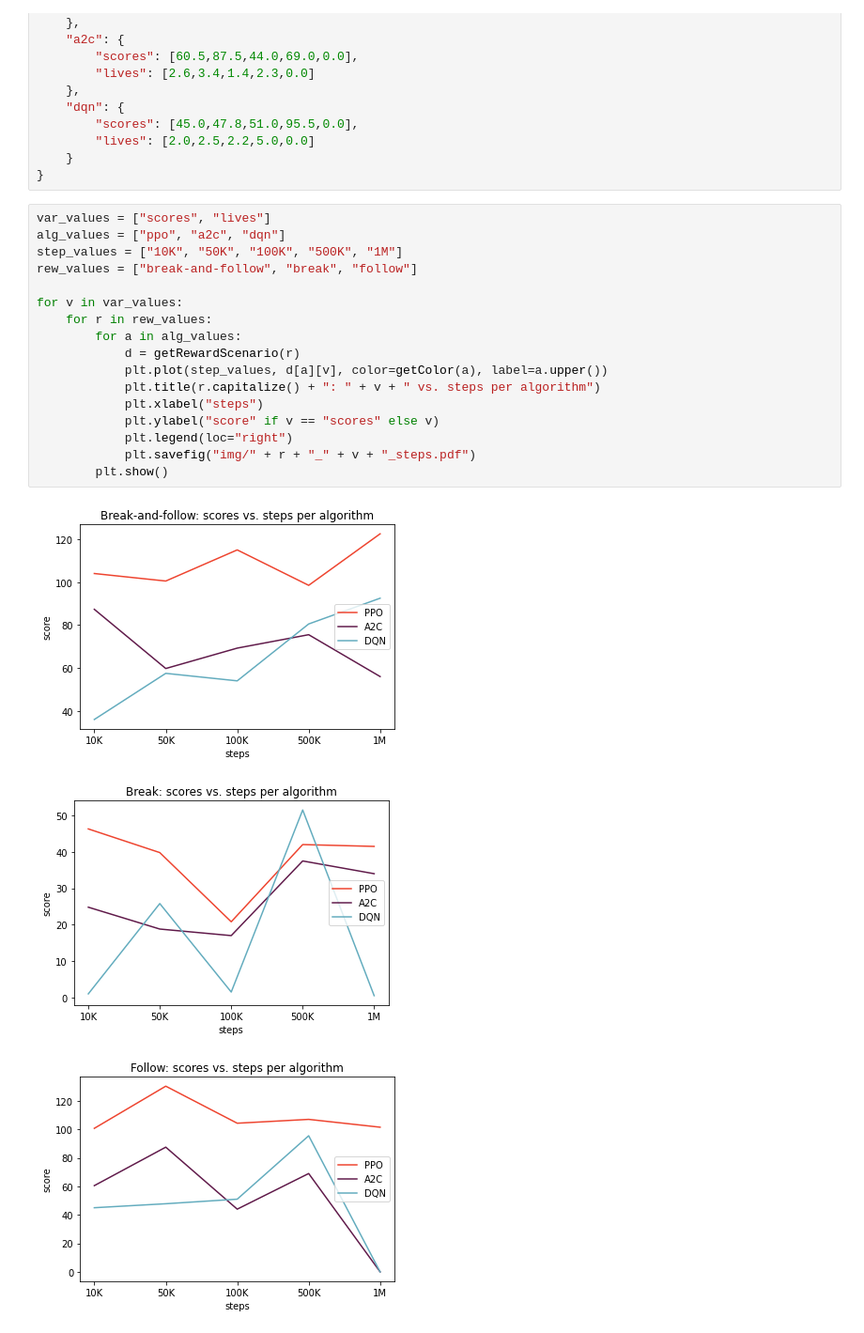
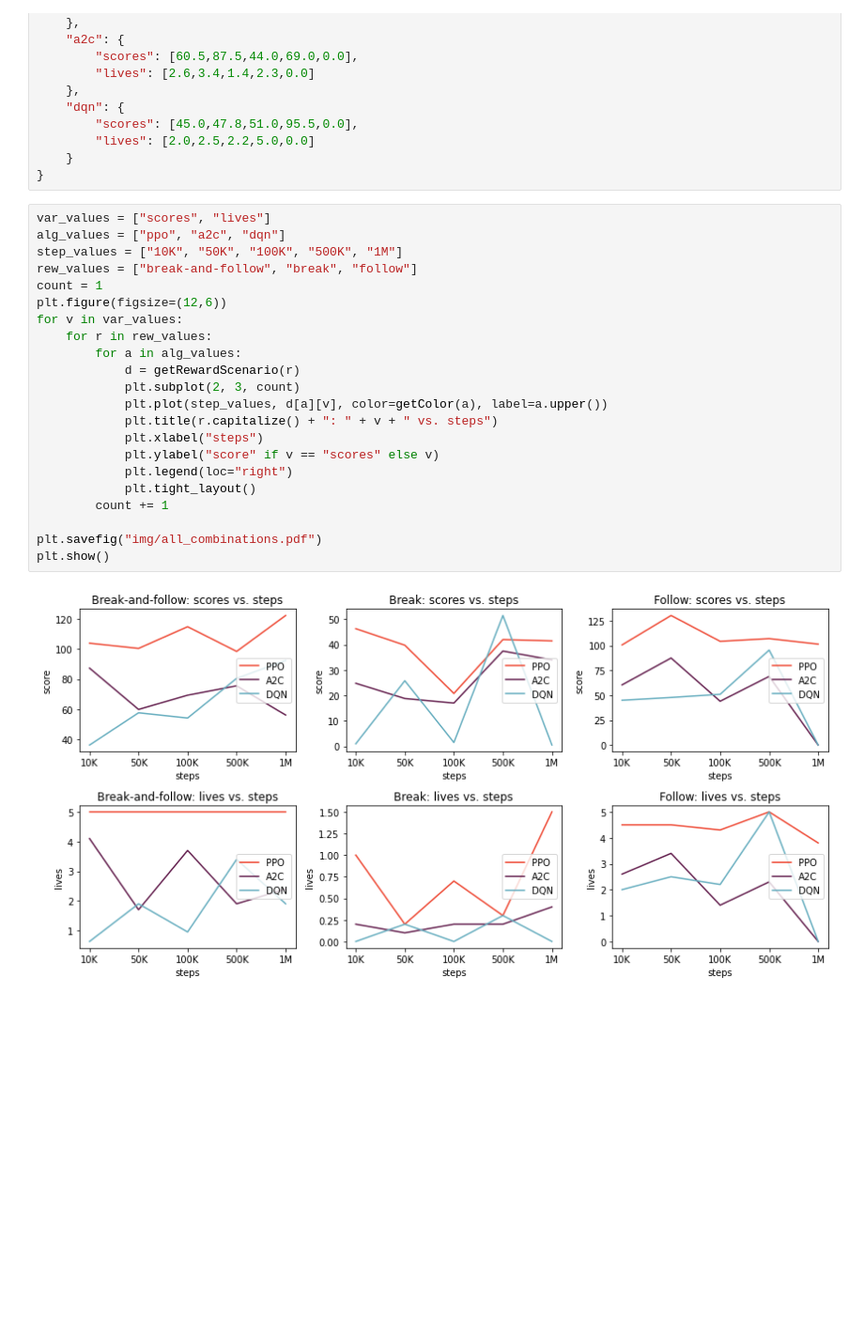
Before and after one commit to nkinesis/comp6321-project, a Jupyter notebook: testing/processing/Generate charts.ipynb, the cells around one changed output. Shown: that part at 94% size. Cells and saved outputs as stored; diff of their text form; blank space fills up the shorter version.

```diff
--- a/testing/processing/Generate charts.ipynb
+++ b/testing/processing/Generate charts.ipynb
@@ -65,21 +65,24 @@ ds_f = {
 # %%
 var_values = ["scores", "lives"]
 alg_values = ["ppo", "a2c", "dqn"]
 step_values = ["10K", "50K", "100K", "500K", "1M"]
 rew_values = ["break-and-follow", "break", "follow"]
-
+count = 1
+plt.figure(figsize=(12,6))
 for v in var_values:
     for r in rew_values:
         for a in alg_values:
             d = getRewardScenario(r)
+            plt.subplot(2, 3, count)
             plt.plot(step_values, d[a][v], color=getColor(a), label=a.upper())
-            plt.title(r.capitalize() + ": " + v + " vs. steps per algorithm")
+            plt.title(r.capitalize() + ": " + v + " vs. steps")
             plt.xlabel("steps")
             plt.ylabel("score" if v == "scores" else v)
             plt.legend(loc="right")
-            plt.savefig("img/" + r + "_" + v + "_steps.pdf")
-        plt.show()
+            plt.tight_layout()
+        count += 1
+
+plt.savefig("img/all_combinations.pdf")
+plt.show()
 # %% [output]
-[figure, old version]
+[figure, new version]
-[figure, removed]
-[figure, removed]
```
Also changed, not shown: parts of 1 cell of this notebook, 3 other files.
